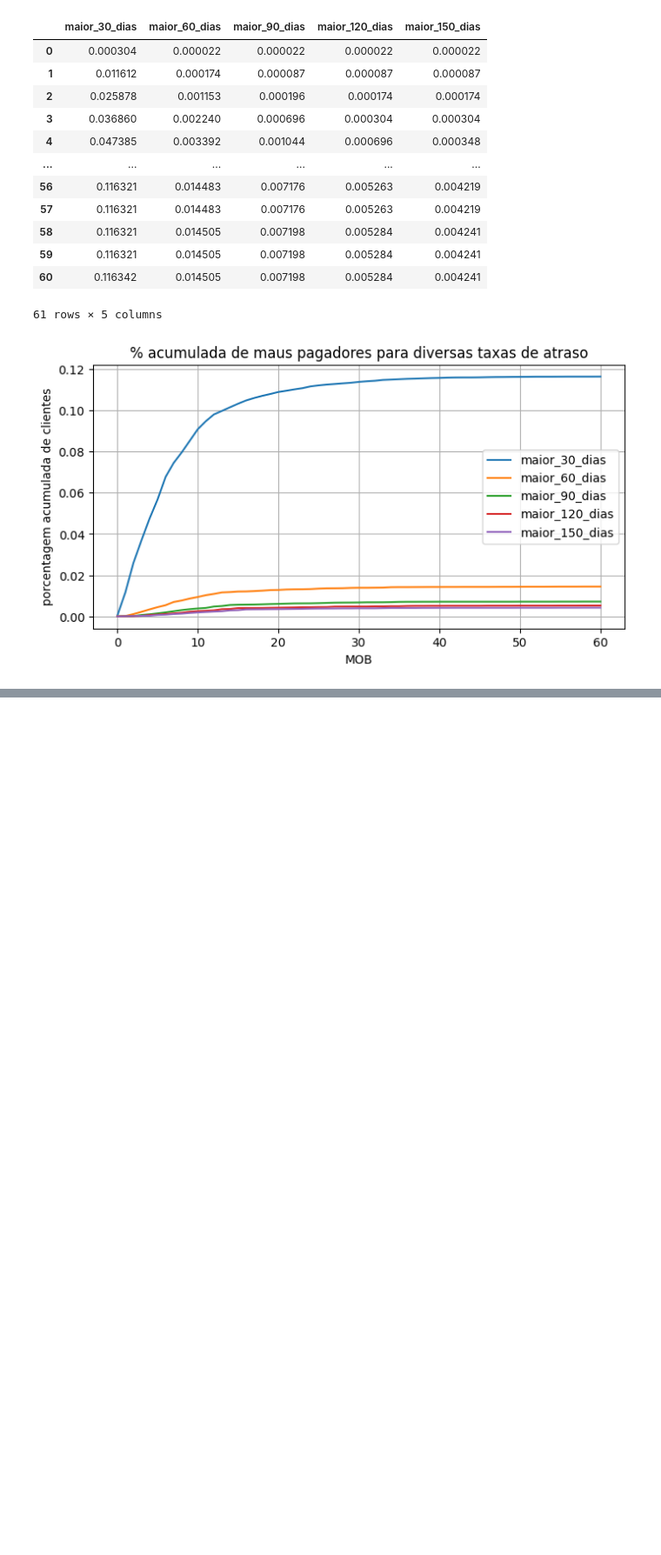
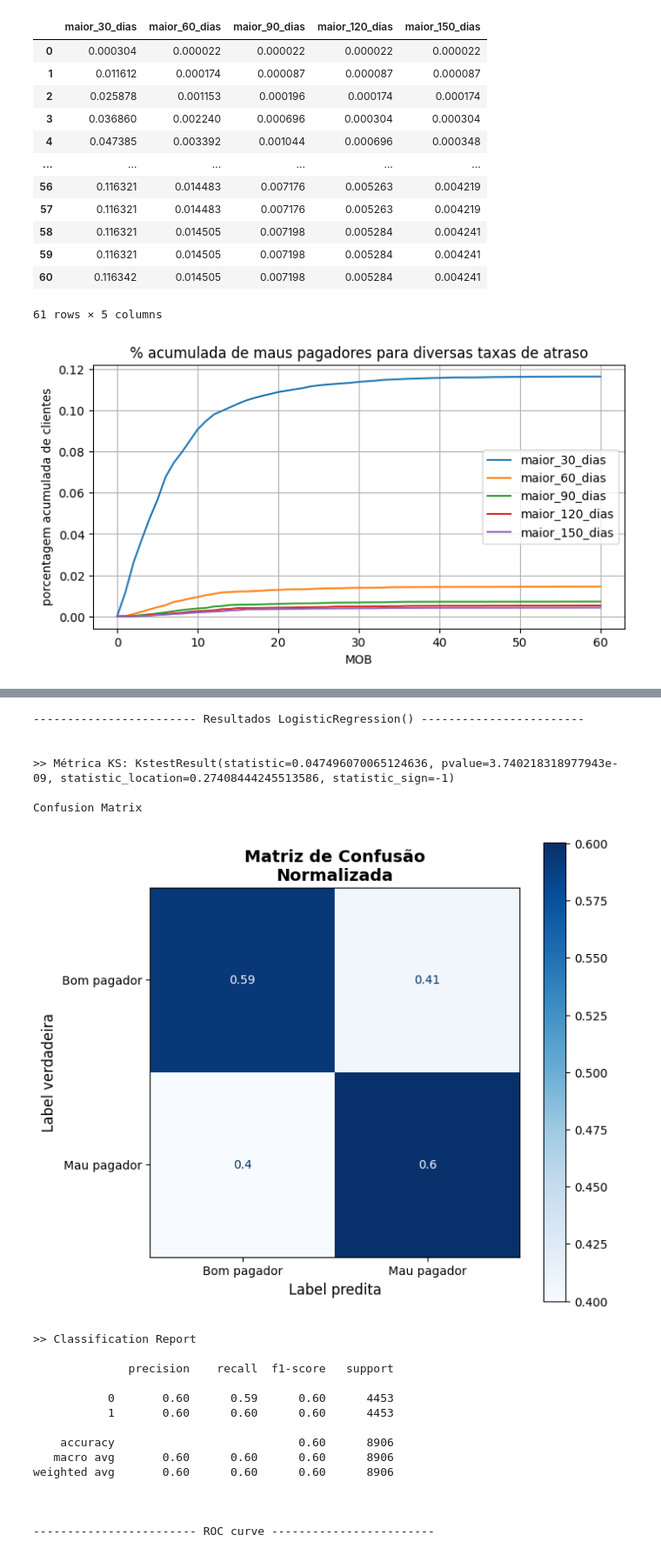
Before and after one commit to giulianafernandes/credit_card_approval_prediction, a Jupyter notebook: deploy_de_aplicacoes_2.ipynb, the cells around one changed output, grey strips where cells are left out. Shown at 87% size. Cells and saved outputs as stored; diff of their text form; code cells hidden in the pictures; blank space fills up the shorter version.

```diff
--- a/deploy_de_aplicacoes_2.ipynb
+++ b/deploy_de_aplicacoes_2.ipynb
@@ -833,0 +1097,2 @@ array(['pagamento realizado', '1-29 dias', 'nenhum empréstimo',
+# %%
+test = df_pipeline(test_df)
@@ -833,0 +1109,2 @@ array(['pagamento realizado', '1-29 dias', 'nenhum empréstimo',
+# %%
+X_teste, y_teste = test.loc[:, test.columns != 'mau'], test['mau']
@@ -833,0 +1117,60 @@ array(['pagamento realizado', '1-29 dias', 'nenhum empréstimo',
+# %%
+def roda_modelo(modelo):
+    modelo.fit(X_treino, y_treino)
+
+    prob_predict = modelo.predict_proba(X_teste)
+
+    print(f'\n------------------------ Resultados {modelo} ------------------------\n \n')
+
+    data_bom = np.sort(modelo.predict_proba(X_teste)[:, 0])
+    data_mau = np.sort(modelo.predict_proba(X_teste)[:, 1])
+    kstest = stats.ks_2samp(data_bom, data_mau)
+
+    print(f'>> Métrica KS: {kstest}')
+
+    print(f'\nConfusion Matrix\n')
+
+    fig, ax = plt.subplots(figsize=(7,7))
+    matriz_confusao = ConfusionMatrixDisplay.from_estimator(modelo, X_teste, y_teste, normalize='true',
+                                            display_labels=['Bom pagador', 'Mau pagador'],
+                                            ax=ax, cmap=plt.cm.Blues)
+    ax.set_title('Matriz de Confusão\nNormalizada', fontsize=14, fontweight='bold')
+    ax.set_xlabel('Label predita', fontsize=12)
+    ax.set_ylabel('Label verdadeira', fontsize=12)
+    plt.grid(False)
+    plt.show(matriz_confusao)
+
+    predicao = modelo.predict(X_teste)
+    print(f'\n \n>> Classification Report\n')
+    print(classification_report(y_teste, predicao, zero_division=0))
+
+    print(f'\n \n------------------------ ROC curve ------------------------\n')
+    metrics.RocCurveDisplay.from_estimator(modelo, X_teste, y_teste)
+# %%
+# importando os modelos de Machine Learning
+from sklearn.linear_model import LogisticRegression
+modelo_logistico = LogisticRegression()
+# %%
+roda_modelo(modelo_logistico)
+# %% [output]
+------------------------ Resultados LogisticRegression() ------------------------
+
+
+>> Métrica KS: KstestResult(statistic=0.047496070065124636, pvalue=3.740218318977943e-09, statistic_location=0.27408444245513586, statistic_sign=-1)
+
+Confusion Matrix
+[figure, added]
+>> Classification Report
+
+              precision    recall  f1-score   support
+
+           0       0.60      0.59      0.60      4453
+           1       0.60      0.60      0.60      4453
+
+    accuracy                           0.60      8906
+   macro avg       0.60      0.60      0.60      8906
+weighted avg       0.60      0.60      0.60      8906
+
+
+
+------------------------ ROC curve ------------------------
```
Also changed, not shown: parts of 50 cells of this notebook, 5 other files.
